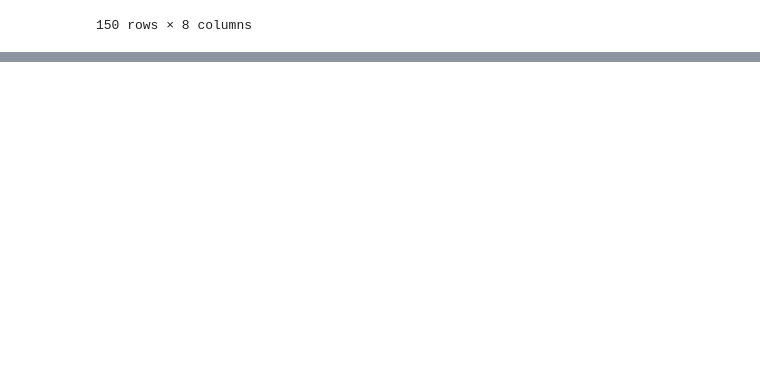
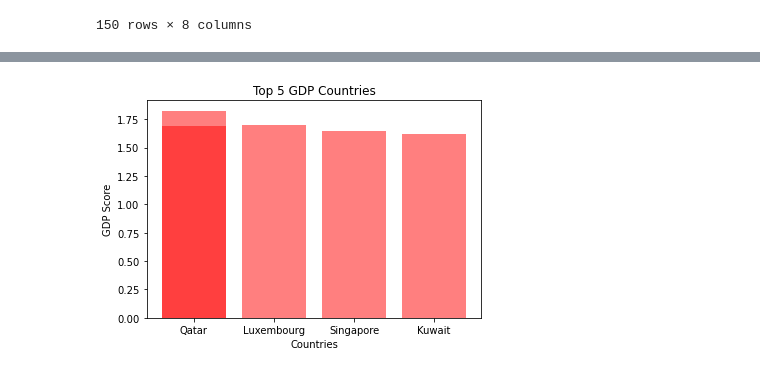
Before and after one commit to AJ-Paine/07-Skynet-Project, a Jupyter notebook: Skynet Project 1.ipynb, the cells around one changed output, grey strips where cells are left out. Saved outputs shown, nothing was run; the diff lists cells and outputs as text; code cells hidden in the pictures; blank space fills up the shorter version.

Commit message:
update for bar graphs

```diff
--- a/Skynet Project 1.ipynb
+++ b/Skynet Project 1.ipynb
@@ -367,3 +367,13 @@ fig.add_layer(heat_layer)
 fig
 # %% [output]
 [interactive output not drawn]
+# %%
+#Bar graphs of GDP
+bg_gdp_df = merge.sort_values(by=["Economy"], ascending=False)
+plt.bar(bg_gdp_df["Country"].head(), bg_gdp_df["Economy"].head(), color='r', alpha=0.5, align="center")
+plt.title("Top 5 GDP Countries")
+plt.xlabel("Countries")
+plt.ylabel("GDP Score")
+plt.savefig("Images/Top_5_GDP.png")
+# %% [output]
+[figure, added]
```
Also changed, not shown: parts of 15 cells of this notebook, 14 other files.
